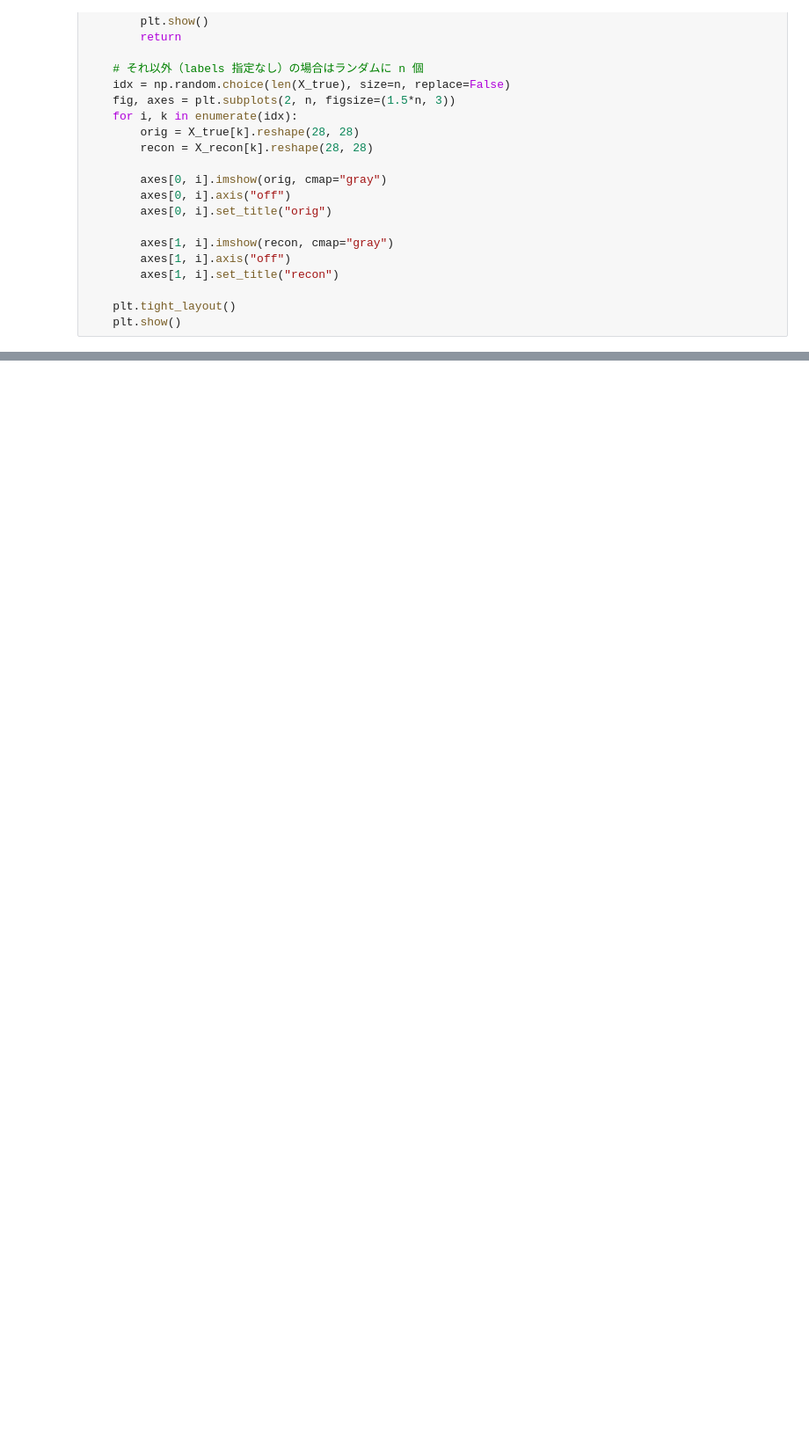
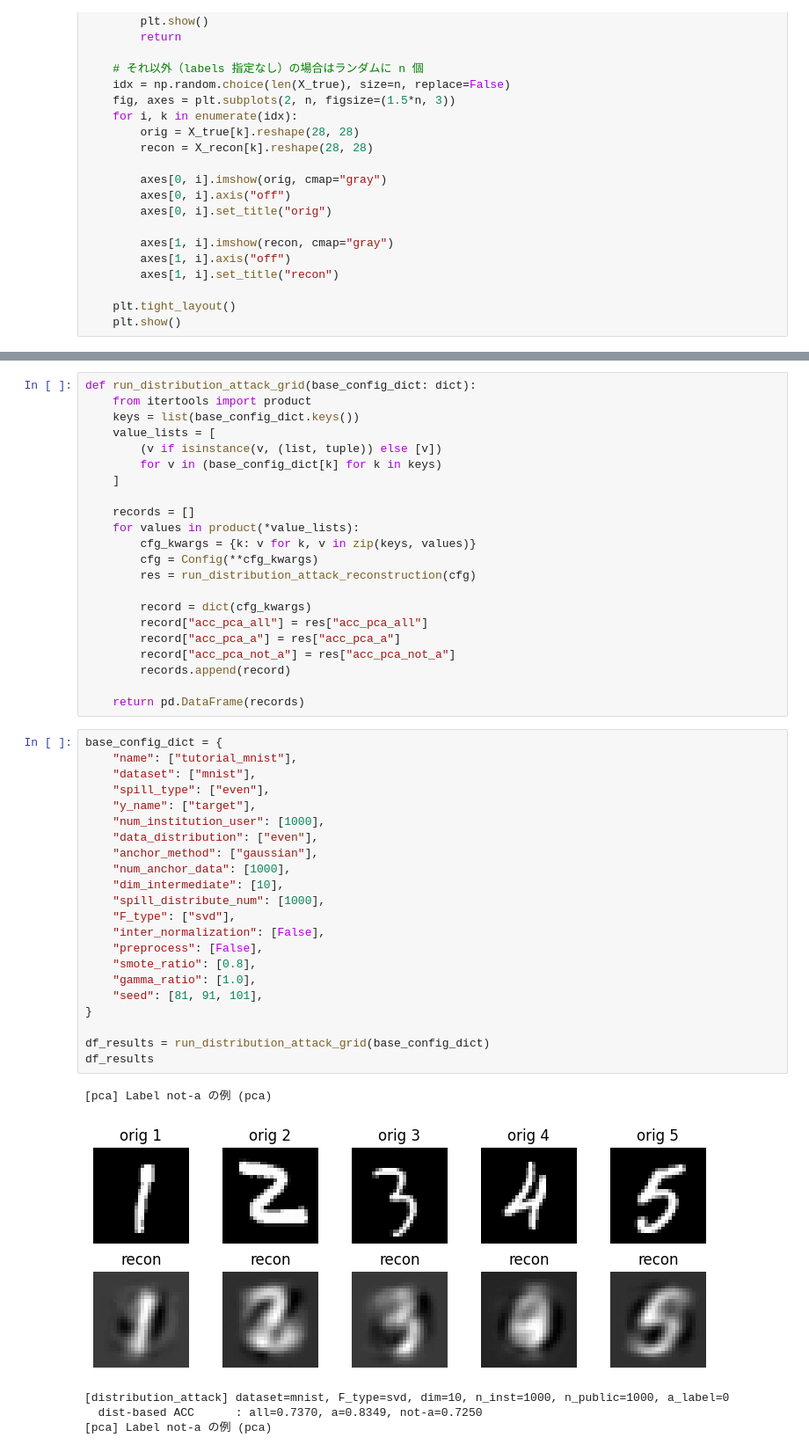
Before and after one commit to takano-lab/data-collaboration-analysis, a Jupyter notebook: 実験用/mnist_reconstruction_privacy.ipynb, the cells around one changed output, grey strips where cells are left out. Shown at 88% size. Saved outputs shown, nothing was run; the diff lists cells and outputs as text; blank space fills up the shorter version.

```diff
--- a/実験用/mnist_reconstruction_privacy.ipynb
+++ b/実験用/mnist_reconstruction_privacy.ipynb
@@ -1232,0 +1364,50 @@ c:\Users\sueya\Git-Repositories\takano_labo\dca
+# %%
+def run_distribution_attack_grid(base_config_dict: dict):
+    from itertools import product
+    keys = list(base_config_dict.keys())
+    value_lists = [
+        (v if isinstance(v, (list, tuple)) else [v])
+        for v in (base_config_dict[k] for k in keys)
+    ]
+
+    records = []
+    for values in product(*value_lists):
+        cfg_kwargs = {k: v for k, v in zip(keys, values)}
+        cfg = Config(**cfg_kwargs)
+        res = run_distribution_attack_reconstruction(cfg)
+
+        record = dict(cfg_kwargs)
+        record["acc_pca_all"] = res["acc_pca_all"]
+        record["acc_pca_a"] = res["acc_pca_a"]
+        record["acc_pca_not_a"] = res["acc_pca_not_a"]
+        records.append(record)
+
+    return pd.DataFrame(records)
+# %%
+base_config_dict = {
+    "name": ["tutorial_mnist"],
+    "dataset": ["mnist"],
+    "spill_type": ["even"],
+    "y_name": ["target"],
+    "num_institution_user": [1000],
+    "data_distribution": ["even"],
+    "anchor_method": ["gaussian"],
+    "num_anchor_data": [1000],
+    "dim_intermediate": [10],
+    "spill_distribute_num": [1000],
+    "F_type": ["svd"],
+    "inter_normalization": [False],
+    "preprocess": [False],
+    "smote_ratio": [0.8],
+    "gamma_ratio": [1.0],
+    "seed": [81, 91, 101],
+}
+
+df_results = run_distribution_attack_grid(base_config_dict)
+df_results
+# %% [output]
+[pca] Label not-a の例 (pca)
+[figure, added]
+[distribution_attack] dataset=mnist, F_type=svd, dim=10, n_inst=1000, n_public=1000, a_label=0
+  dist-based ACC      : all=0.7370, a=0.8349, not-a=0.7250
+[pca] Label not-a の例 (pca)
```
Also changed, not shown: parts of 40 cells of this notebook, 16 other files.
